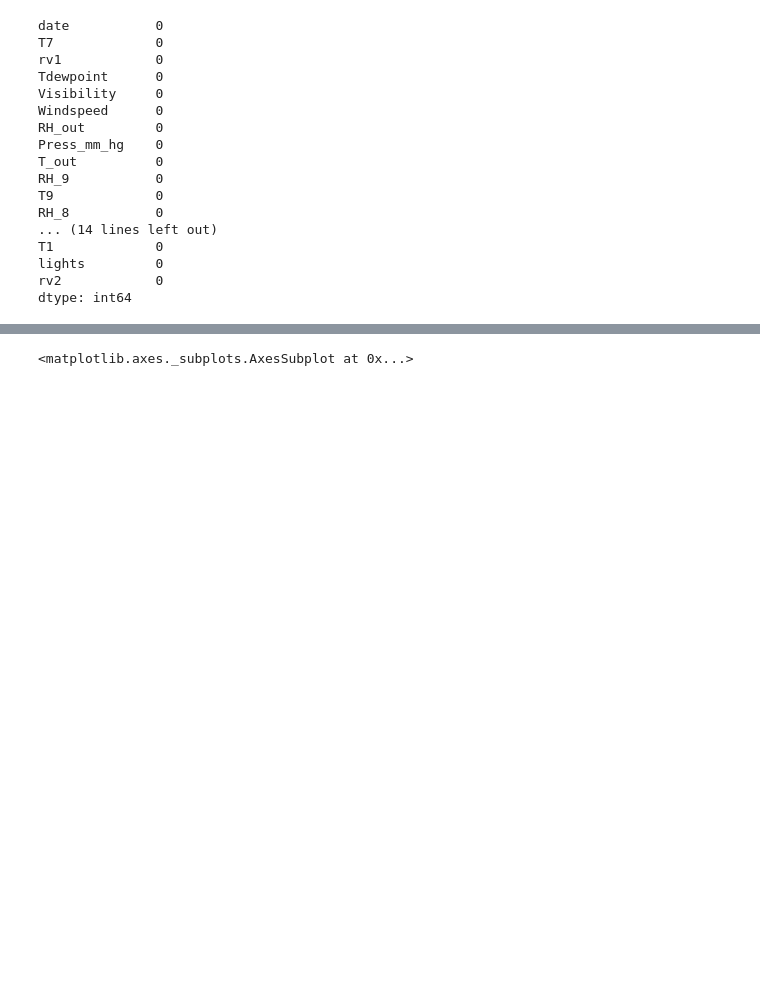
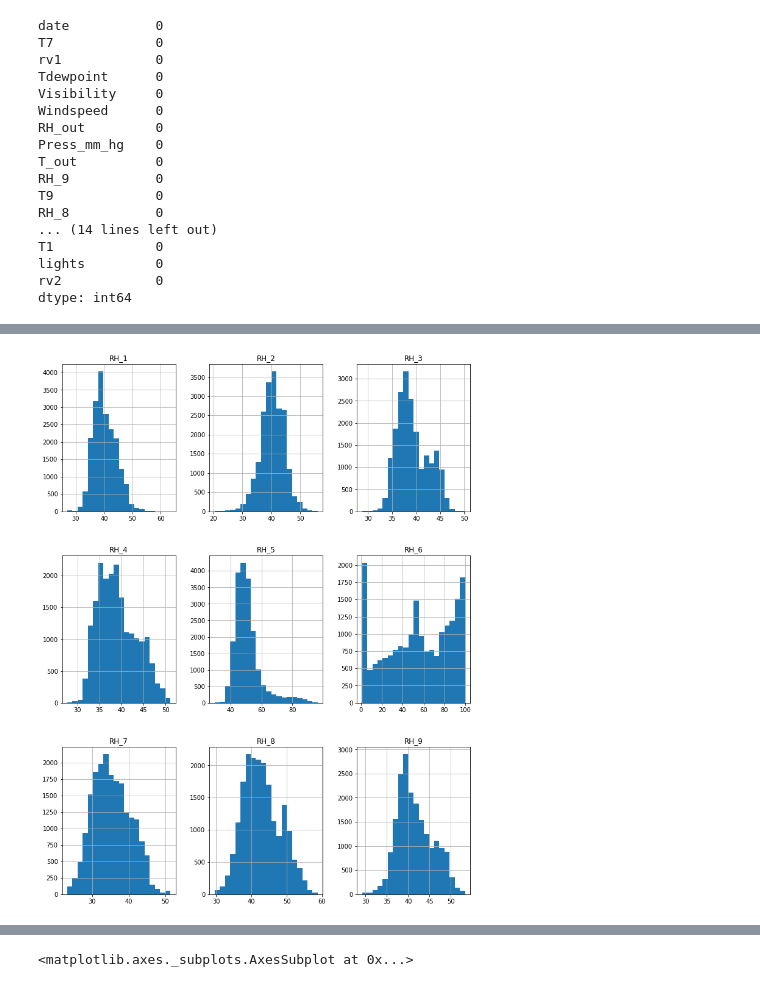
Before and after one commit to Mmbsaksd/Appliance-Energy-Prediction, a Jupyter notebook: Appliance_Energy_Prediction.ipynb, the cells around one changed output, grey strips where cells are left out. Cells and saved outputs as stored; diff of their text form; code cells hidden in the pictures; blank space fills up the shorter version.

```diff
--- a/Appliance_Energy_Prediction.ipynb
+++ b/Appliance_Energy_Prediction.ipynb
@@ -69,0 +114,4 @@ eng_df.drop(['date','lights'],axis=1, inplace=True)
+# %%
+#Checking the humididity variation
+cols_humidity = eng_df[['RH_1','RH_2','RH_3','RH_4','RH_5','RH_6','RH_7','RH_8','RH_9']]
+cols_humidity.describe()
@@ -69,0 +128,5 @@ eng_df.drop(['date','lights'],axis=1, inplace=True)
+# %%
+#Ploting Humidity on histogram to find its distribution
+cols_humidity.hist(bins=20, figsize=(12,16));
+# %% [output]
+[figure, added]
```
Also changed, not shown: parts of 23 cells of this notebook.
